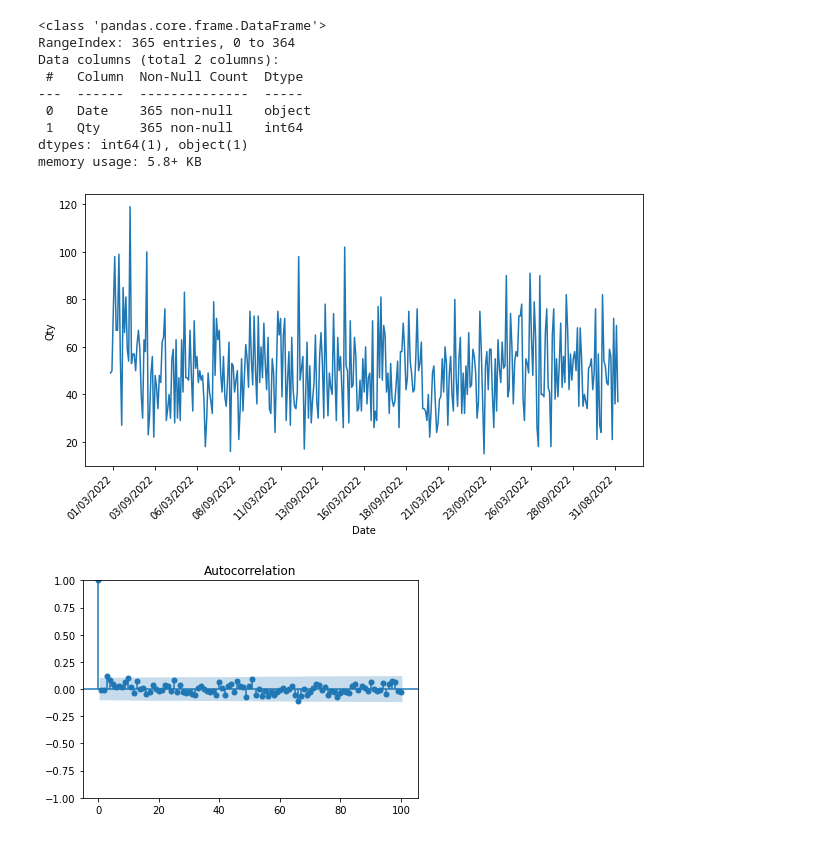
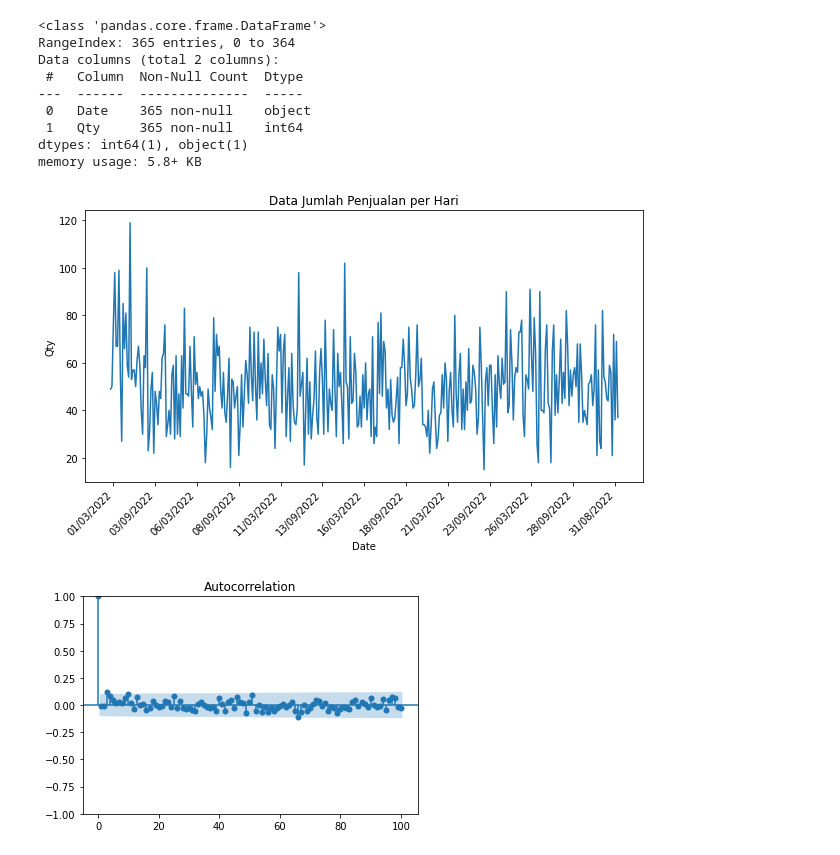
Before and after one commit to aslamfr/rakamin-data-science, a Jupyter notebook: case_arima.ipynb, the cells around one changed output. Cells and saved outputs as stored; diff of their text form; code cells hidden in the pictures.

```diff
--- a/case_arima.ipynb
+++ b/case_arima.ipynb
@@ -67,13 +73,15 @@ Data columns (total 2 columns):
 dtypes: int64(1), object(1)
 memory usage: 5.8+ KB
 # %%
-#Visualisasi data
+# Data Visualitation
+
 plt.figure(figsize=(10,5))
 plot = sns.lineplot(data=df_date_sum, x ="Date", y = "Qty")
 plt.xticks(rotation=45, horizontalalignment="right")
 locator = mdates.DayLocator(interval=30)
 plot.xaxis.set_major_locator(locator)
+plt.title("Data Jumlah Penjualan per Hari")
 plt.show()
 # %% [output]
-[figure, old version]
+[figure, new version]
 # %%
```
Also changed, not shown: parts of 16 cells of this notebook, 1 other file.
